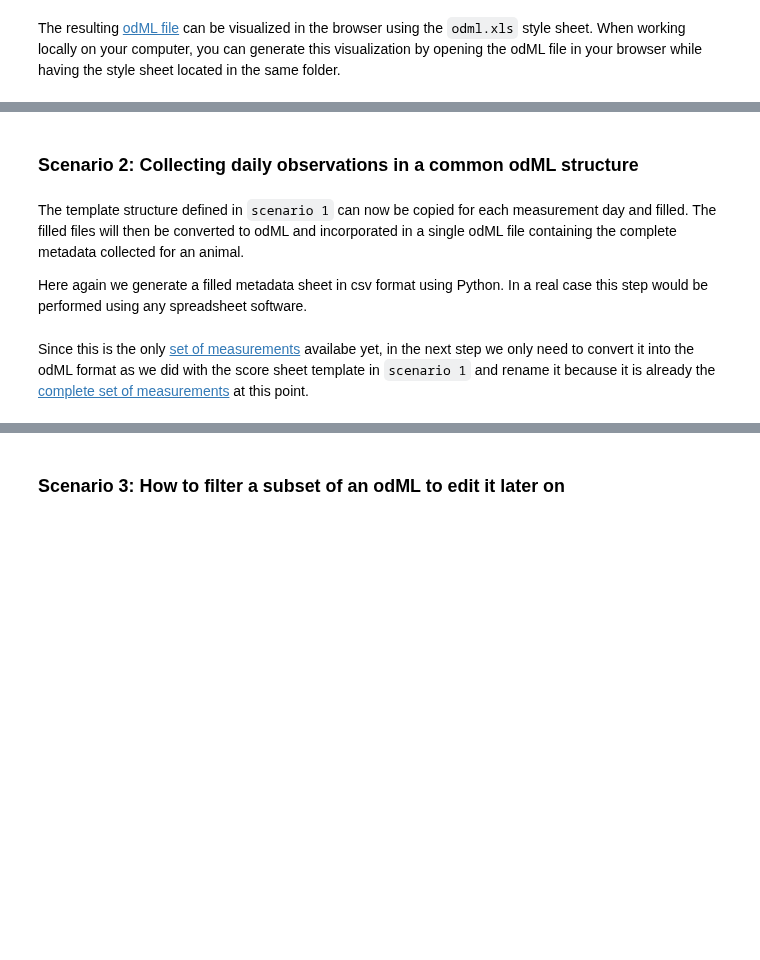
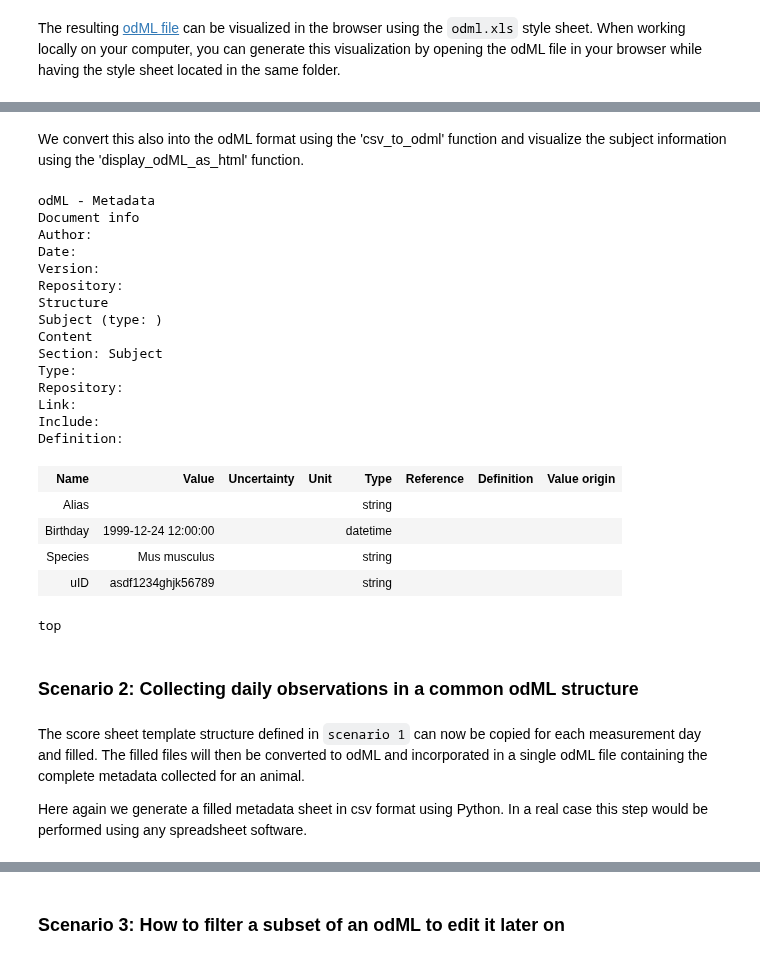
Before and after one commit to INM-6/python-odmltables, a Jupyter notebook: tutorials/tutorial-1_scenarios/demo_scenarios.ipynb, the cells around one changed output, grey strips where cells are left out. Cells and saved outputs as stored; diff of their text form; code cells hidden in the pictures; blank space fills up the shorter version.

Commit message:
[tut] adjust scenario1,2 in jupyter notebook to match manuscript

```diff
--- a/tutorials/tutorial-1_scenarios/demo_scenarios.ipynb
+++ b/tutorials/tutorial-1_scenarios/demo_scenarios.ipynb
@@ -24,37 +23,36 @@ This table can be generated using any spreadsheet software. Possible formats sup
  For simplicity, we generate a *.csv* file with the same content using Python here.
 # %%
 # string representation of the score sheet in csv format
-score_sheet = \
-"""Date,Measure,Value,Unit,Type
-YYYY-MM-DD,Weight,,g,float
-,Water Intake,,ml,float
-,Breathing Frequency,,bpm,float
-,Measured by, John Doe,,string
+score_sheet_template = \
+"""Section,Measure,Value,Unit,Type
+/Subject/Scores_YYYY-MM-DD,Experimenter,Alice,,person
+,Weight,,g,float
+,Date, ,,,date
 ,Comment,,,string
 """
 # write the string representation to disk
-with open('score_sheet.csv', 'w+') as f:
-    f.write(score_sheet)
+with open('score_sheet_template.csv', 'w+') as f:
+    f.write(score_sheet_template)
 # %% [markdown]
 This [metadata template](score_sheet.csv) in *.csv* format can be converted to an odML file using odMLtables:
 # %%
 import odmltables as odt
 
-def score_sheet_to_odml(csv_file):
+def csv_to_odml(csv_file):
     """Convert a score sheet from csv to odML format."""
 
     # initialize an OdmlTable object for handling metadata
     table = odt.OdmlTable()
     # specify experiment specific headers used in the score sheet csv files (Date, Measure, Unit and Type)
     table.change_header(Path=1, PropertyName=2, Value=3, DataUnit=4, odmlDatatype=5)
-    table.change_header_titles(Path='Date',PropertyName='Measure', DataUnit='Unit', odmlDatatype='Type')
+    table.change_header_titles(Path='Section',PropertyName='Measure', DataUnit='Unit', odmlDatatype='Type')
 
     # load from csv format and save in odML format
     table.load_from_csv_table(csv_file)
     table.write2odml(csv_file[:-4] + '.odml')
 
 # convert the score sheet to odml format
-score_sheet_to_odml('score_sheet.csv')
+csv_to_odml('score_sheet_template.csv')
 # %% [markdown]
 The resulting [odML file](score_sheet.odml) can be visualized in the browser using the `odml.xls` style sheet. When working locally on your computer, you can generate this visualization by opening the odML file in your browser while having the style sheet located in the same folder.
 # %%
@@ -101,7 +109,49 @@ top
+# %% [markdown]
+We convert this also into the odML format using the 'csv_to_odml' function and visualize the subject information using the 'display_odML_as_html' function.
+# %%
+# string representation of the score sheet in csv format
+animal_info = \
+"""Section,Measure,Value,Unit,Type
+/Subject,Species,Mus musculus,,string
+,Birthday,1999-12-24 12:00:00,,datetime
+,uID,asdf1234ghjk56789,,,string
+,Alias,,,string
+"""
+# write the string representation to disk
+with open('animal_info.csv', 'w+') as f:
+    f.write(animal_info)
+
+# conversion to odML
+csv_to_odml('animal_info.csv')
+
+# visualization using html representation
+display_odML_as_html('animal_info.odml')
+# %% [output]
+odML - Metadata
+Document info
+Author:
+Date:
+Version:
+Repository:
+Structure
+Subject (type: )
+Content
+Section: Subject
+Type:
+Repository:
+Link:
+Include:
+Definition:
+| Name | Value | Uncertainty | Unit | Type | Reference | Definition | Value origin |
+| Alias |  |  |  | string |  |  |  |
+| Birthday | 1999-12-24 12:00:00 |  |  | datetime |  |  |  |
+| Species | Mus musculus |  |  | string |  |  |  |
+| uID | asdf1234ghjk56789 |  |  | string |  |  |  |
+top
 # %% [markdown]
 ### Scenario 2: Collecting daily observations in a common odML structure
 # %% [markdown]
-The template structure defined in `scenario 1` can now be copied for each measurement day and filled. The filled files will then be converted to odML and incorporated in a single odML file containing the complete metadata collected for an animal.
+The score sheet template structure defined in `scenario 1` can now be copied for each measurement day and filled. The filled files will then be converted to odML and incorporated in a single odML file containing the complete metadata collected for an animal.
 
 Here again we generate a filled metadata sheet in csv format using Python. In a real case this step would be performed using any spreadsheet software.
 # %%
@@ -120,2 +172,0 @@ with open('score_sheet_day1.csv', 'w+') as f:
-# %% [markdown]
-Since this is the only [set of measurements](score_sheet_day1.odml) availabe yet, in the next step we only need to convert it into the odML format as we did with the score sheet template in `scenario 1` and rename it because it is already the [complete set of measurements](score_sheet_complete.odml) at this point.
```
Also changed, not shown: parts of 13 cells of this notebook.
